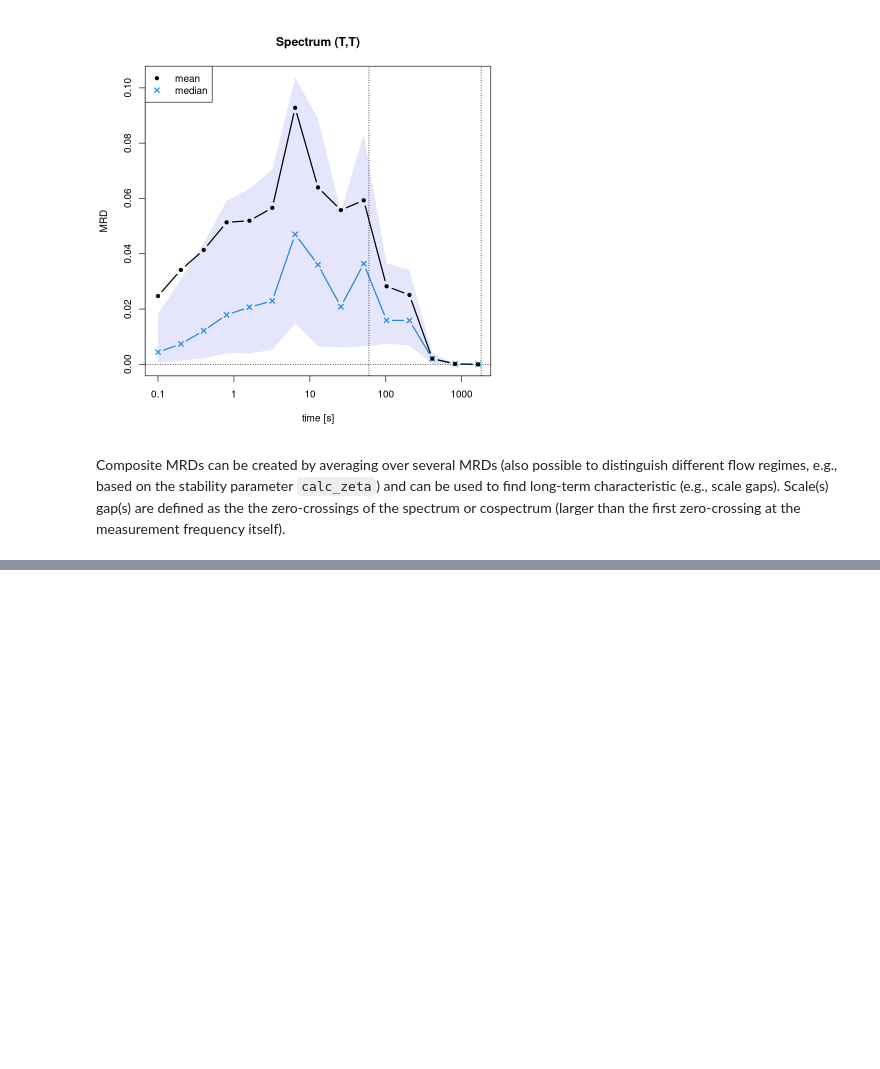
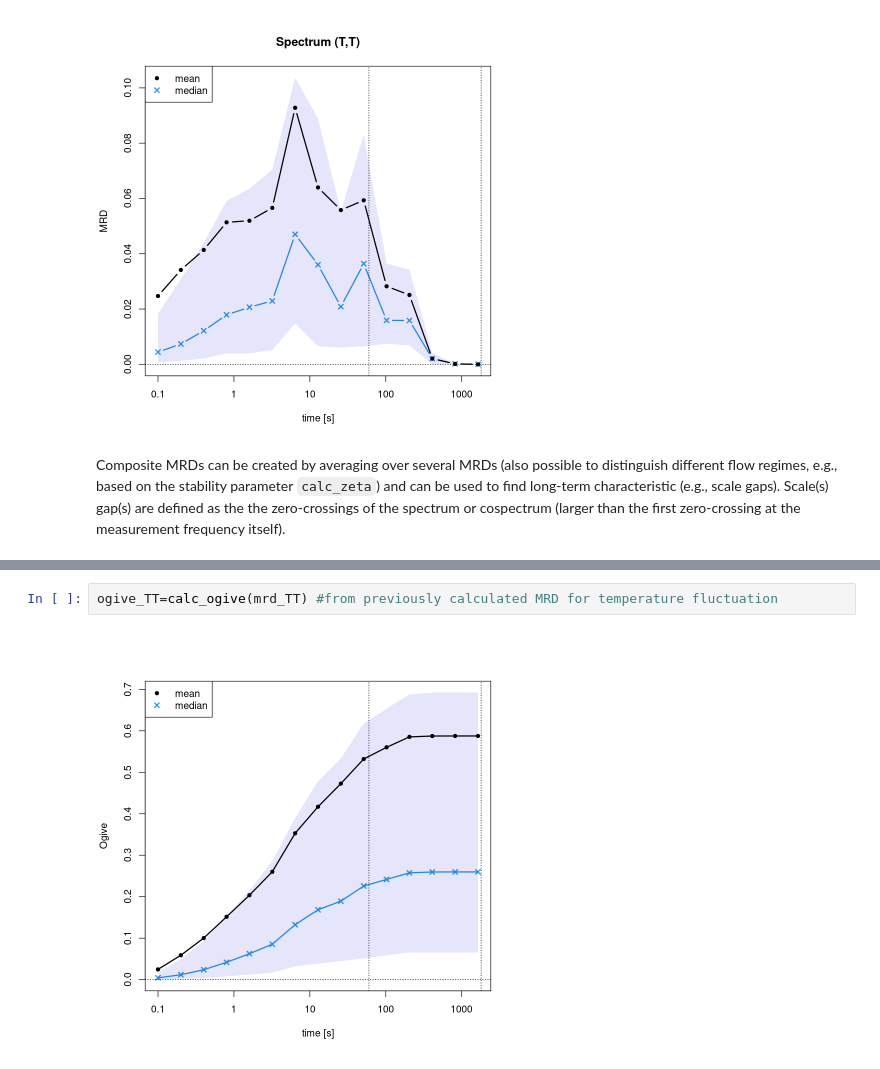
Before and after one commit to noctiluc3nt/ec_analyze, a Jupyter notebook: notebooks/04_spectra.ipynb, the cells around one changed output, grey strips where cells are left out. Drawn from its saved outputs; the diff is of its cells as text; blank space fills up the shorter version.

```diff
--- a/notebooks/04_spectra.ipynb
+++ b/notebooks/04_spectra.ipynb
@@ -103,0 +111,4 @@ Composite MRDs can be created by averaging over several MRDs (also possible to d
+# %%
+ogive_TT=calc_ogive(mrd_TT) #from previously calculated MRD for temperature fluctuation
+# %% [output]
+[figure, added]
```
Also changed, not shown: parts of 3 cells of this notebook, 5 other files.
